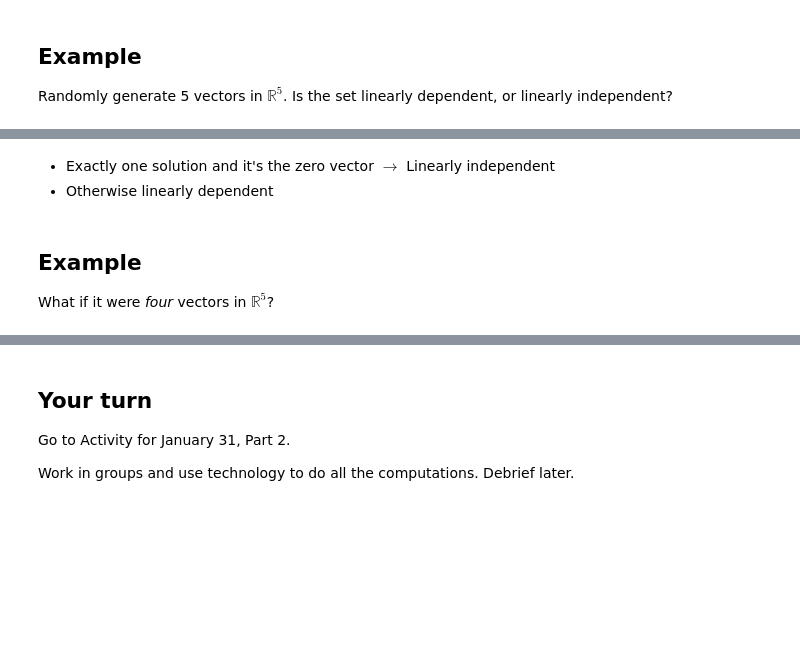
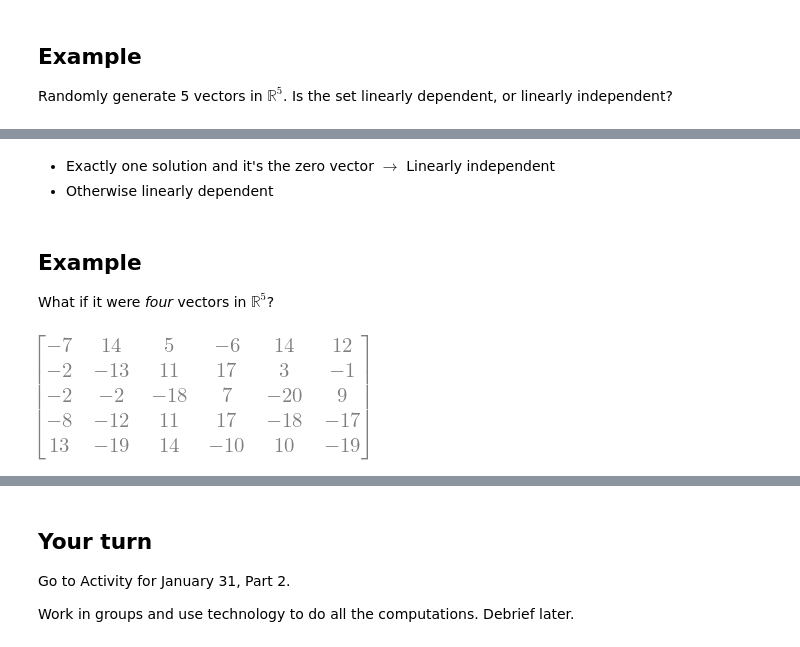
Before and after one commit to RobertTalbert/linalg-diffeq, a Jupyter notebook: lessons/MTH 302 Jan 31 Linear independence.ipynb, the cells around one changed output, grey strips where cells are left out. Saved outputs shown, nothing was run; the diff lists cells and outputs as text; code cells hidden in the pictures; blank space fills up the shorter version.

```diff
--- a/lessons/MTH 302 Jan 31 Linear independence.ipynb
+++ b/lessons/MTH 302 Jan 31 Linear independence.ipynb
@@ -97,12 +103,14 @@ system.rref(pivots=False)
-# %% [markdown]
-- Exactly one solution and it's the zero vector $\rightarrow$ Linearly independent
-- Otherwise linearly dependent
+# %% [markdown]
+- Exactly one solution and it's the zero vector $\rightarrow$ Linearly independent
+- Otherwise linearly dependent
 # %% [markdown]
 ## Example
 
 What if it were *four* vectors in $\mathbb{R}^5$?
 # %%
-S = randMatrix(5,4,-20,20)
+S = randMatrix(5,6,-20,20)
 S
+# %% [output]
+[figure, added]
 # %%
 z = Matrix([0,0,0,0,0])
```
Also changed, not shown: parts of 4 cells of this notebook, 1 other file.
